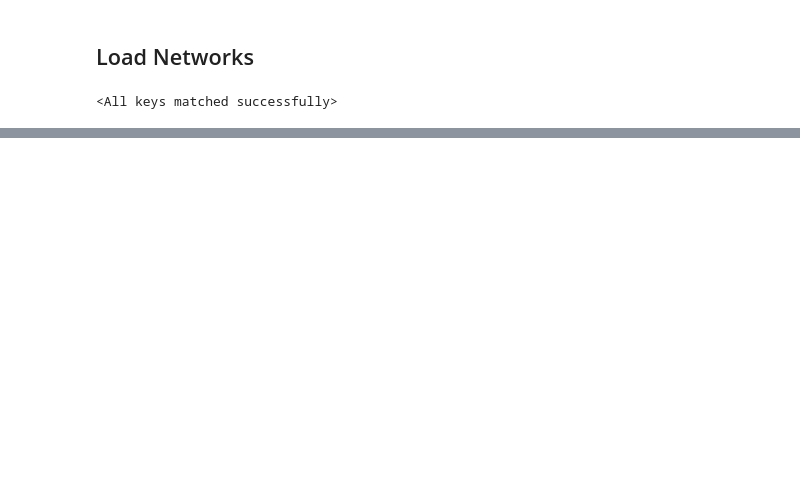
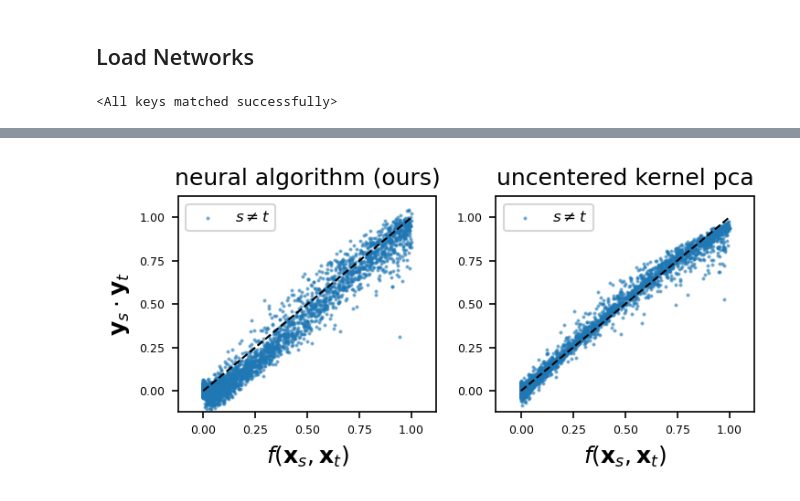
Before and after one commit to KyleLuther/kernel-similarity-matching, a Jupyter notebook: figures-halfmoons.ipynb, the cells around one changed output, grey strips where cells are left out. Cells and saved outputs as stored; diff of their text form; code cells hidden in the pictures; blank space fills up the shorter version.

```diff
--- a/figures-halfmoons.ipynb
+++ b/figures-halfmoons.ipynb
@@ -98,3 +99,57 @@ plt.show()
+# %%
+y = net(x)
+yy = y @ y.t()
+fxx = net.f(x,x)
+
+l,v = fxx.symeig(eigenvectors=True)
+z = v[:,-y.shape[1]:] @ l[-y.shape[1]:].sqrt().diag() @ v[:,-y.shape[1]:].t()
+zz = z @ z.t()
+
+plt.figure(figsize=(5,2.5),dpi=150)
+
+###########
+# alpha = 1
+###########
+plt.subplot(121)
+t = 10000
+ixs = torch.randperm(len(offdiag(fxx)))[:t]
+plt.scatter(offdiag(fxx).detach().cpu().numpy()[ixs], offdiag(yy).detach().cpu().numpy()[ixs], s=1, alpha=0.5, label=r"$s \neq t$")
+# plt.scatter(ondiag(fxx).detach().cpu().numpy(), ondiag(yy).detach().cpu().numpy(), s=1, alpha=0.5, label="$s = t$")
+plt.plot(np.linspace(0,fxx.max().item()), np.linspace(0,fxx.max().item()), color='black', linewidth=1, linestyle='--')
+
+plt.xticks(torch.linspace(0,1,5),fontsize=6)
+plt.xlim(-0.12,1.12)
+plt.yticks(torch.linspace(0,1,5),fontsize=6)
+plt.ylim(-0.12,1.12)
+plt.legend(fontsize=8)
+
+plt.legend(fontsize=8)
+plt.xlabel(r"$f(\mathbf{x}_s,\mathbf{x}_{t})$",fontsize=12)
+plt.ylabel(r"$\mathbf{y}_s \cdot \mathbf{y}_{t}$",fontsize=12)
+plt.title("neural algorithm (ours)",fontsize=12)
+
+plt.subplot(122)
+ixs = torch.randperm(len(offdiag(fxx)))[:t]
+plt.scatter(offdiag(fxx).detach().cpu().numpy()[ixs], offdiag(zz).detach().cpu().numpy()[ixs], s=1, alpha=0.5, label=r"$s \neq t$")
+# plt.scatter(ondiag(fxx).detach().cpu().numpy(), ondiag(zz).detach().cpu().numpy(), s=1, alpha=0.5, label="$s = t$")
+plt.plot(np.linspace(0,fxx.max().item()), np.linspace(0,fxx.max().item()), color='black', linewidth=1, linestyle='--')
+
+plt.xticks(torch.linspace(0,1,5),fontsize=6)
+plt.xlim(-0.12,1.12)
+plt.yticks(torch.linspace(0,1,5),fontsize=6)
+plt.ylim(-0.12,1.12)
+plt.legend(fontsize=8)
+
+plt.xlabel(r"$f(\mathbf{x}_s,\mathbf{x}_{t})$",fontsize=12)
+# plt.ylabel(r"output similarity $\mathbf{y}_t \cdot \mathbf{y}_{t'}$",fontsize=12)
+plt.title("uncentered kernel pca",fontsize=12)
+
+plt.tight_layout()
+
+plt.savefig('./figures/halfmoons/half-moons-matching.pdf')
+plt.show()
+# %% [output]
+[figure, added]
 # %%
 y = net(x)
 yy = y @ y.t()
```
Also changed, not shown: parts of 18 cells of this notebook, 23 other files.
